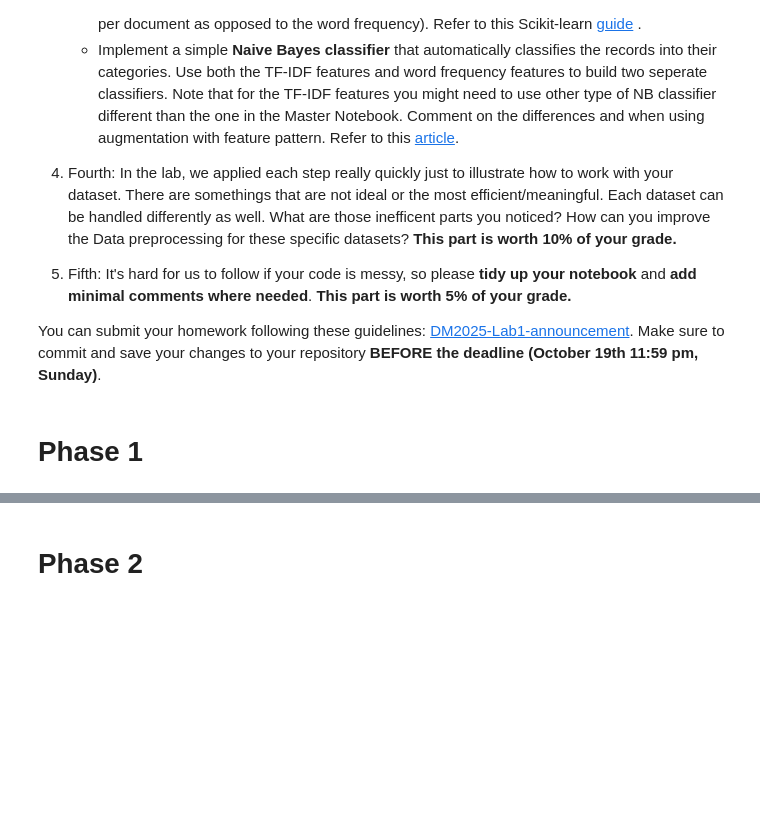
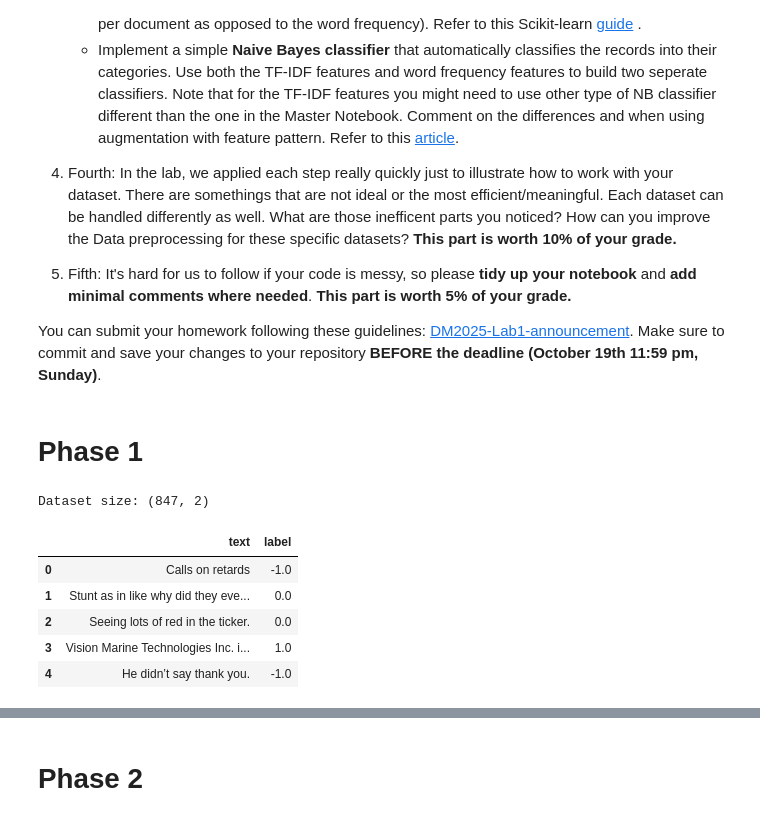
Before and after one commit to kunglin930111/DM2025-Lab1-Exercise, a Jupyter notebook: DM2025-Lab1-Homework.ipynb, the cells around one changed output, grey strips where cells are left out. Saved outputs shown, nothing was run; the diff lists cells and outputs as text; code cells hidden in the pictures; blank space fills up the shorter version.

```diff
--- a/DM2025-Lab1-Homework.ipynb
+++ b/DM2025-Lab1-Homework.ipynb
@@ -62,0 +61,30 @@ You can submit your homework following these guidelines: [DM2025-Lab1-announceme
+# %%
+### Begin Assignment Here
+import pandas as pd
+import numpy as np
+import matplotlib.pyplot as plt
+import seaborn as sns
+import re
+import string
+
+from sklearn.model_selection import train_test_split
+from sklearn.feature_extraction.text import CountVectorizer, TfidfVectorizer
+from scipy.interpolate import make_interp_spline
+
+sns.set_style("darkgrid")
+
+df_raw = pd.read_csv('newdataset/Reddit-stock-sentiment.csv')
+required_cols = ['text', 'label', 'subjectivity', 'upvote_ratio']
+X = df_raw[required_cols].copy()
+X = X[['text', 'label']].dropna()
+
+print("Dataset size:", X.shape)
+X.head()
+# %% [output]
+Dataset size: (847, 2)
+|  | text | label |
+| 0 | Calls on retards | -1.0 |
+| 1 | Stunt as in like why did they eve... | 0.0 |
+| 2 | Seeing lots of red in the ticker. | 0.0 |
+| 3 | Vision Marine Technologies Inc. i... | 1.0 |
+| 4 | He didn’t say thank you. | -1.0 |
```
Also changed, not shown: parts of 7 cells of this notebook, 2 other files.
